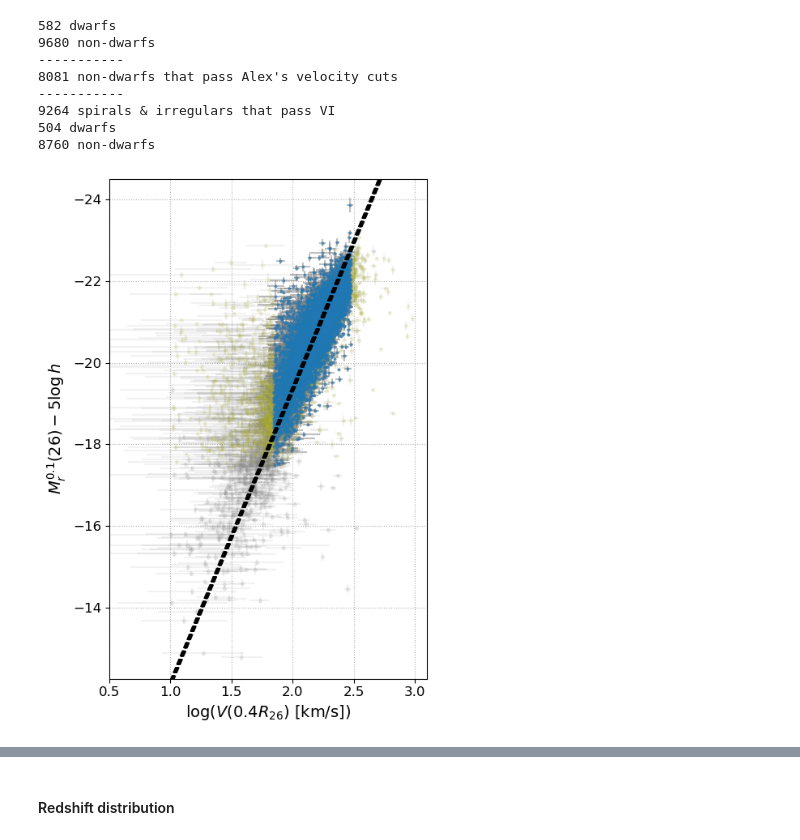
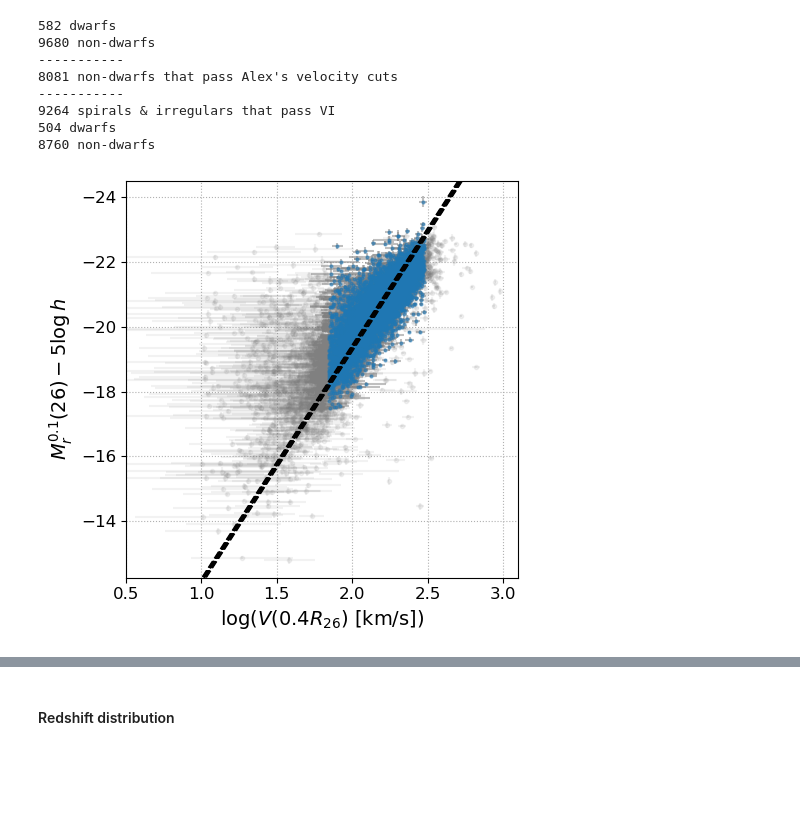
Before and after one commit to DESI-UR/DESI_SGA, a Jupyter notebook: TF/Y1/TF_iron-jointTFR-dwarfAlex-zbin0p005-weightsVmax-1.ipynb, the cells around one changed output, grey strips where cells are left out. Saved outputs shown, nothing was run; the diff lists cells and outputs as text; code cells hidden in the pictures; blank space fills up the shorter version.

```diff
--- a/TF/Y1/TF_iron-jointTFR-dwarfAlex-zbin0p005-weightsVmax-1.ipynb
+++ b/TF/Y1/TF_iron-jointTFR-dwarfAlex-zbin0p005-weightsVmax-1.ipynb
@@ -400,7 +400,7 @@ print(np.sum(morph_boolean & ~dwarf_boolean), 'non-dwarfs')
 504 dwarfs
 8760 non-dwarfs
 # %%
-plt.figure(figsize=(5,7), tight_layout=True)
+plt.figure(figsize=(5,4.8), tight_layout=True) # figsize was (5,7)
 
 plt.grid(ls=':')
 
@@ -422,36 +422,37 @@ plt.errorbar(np.log10(SGA_TF['V_0p4R26'][sample]),
              xerr=0.434*SGA_TF['V_0p4R26_ERR'][sample]/SGA_TF['V_0p4R26'][sample],
              yerr=SGA_TF['R_ABSMAG_SB26_ERR'][sample],
              fmt='.',
-             color='tab:olive',
+             # color='tab:olive',
+             color='gray',
              alpha=0.1,
              ecolor='gray')
 
 sample = ~dwarf_boolean & is_good_vel & is_good_vel2
 plt.errorbar(np.log10(SGA_TF['V_0p4R26'][sample]),
              SGA_TF['R_ABSMAG_SB26'][sample],
              xerr=0.434*SGA_TF['V_0p4R26_ERR'][sample]/SGA_TF['V_0p4R26'][sample],
              yerr=SGA_TF['R_ABSMAG_SB26_ERR'][sample],
              fmt='.',
              markersize=4,
              alpha=0.5,
              ecolor='gray')
 
 plt.plot(logv, absmag, 'k--', zorder=3)
 
 plt.xlim([0.5, 3.1])
 plt.ylim([-12.25, -24.5])
 
 plt.xlabel('log($V(0.4R_{26})$ [km/s])', fontsize=14)
 plt.ylabel('$M_r^{0.1} (26) - 5\log h$', fontsize=14);
 
 ax = plt.gca()
 ax.tick_params(axis='both', which='major', labelsize=12);
 
-# plt.savefig('../../Figures/Y1/iron_jointTFR_varyV0-perpdwarf_z0p1_Anthony2_weightsVmax-1_dVsys_20250717.png',
+# plt.savefig('../../../figures/Y1_papers/iron_jointTFR_dwarfAlex_dz0p005_weightsVmax-1_20250810.png',
 #             dpi=150,
 #             facecolor='none')
 # %% [output]
-[figure, old version]
+[figure, new version]
 # %%
 plt.figure(figsize=(4.5,5), tight_layout=True)
 
```
Also changed, not shown: parts of 9 cells of this notebook, 3 other files.
